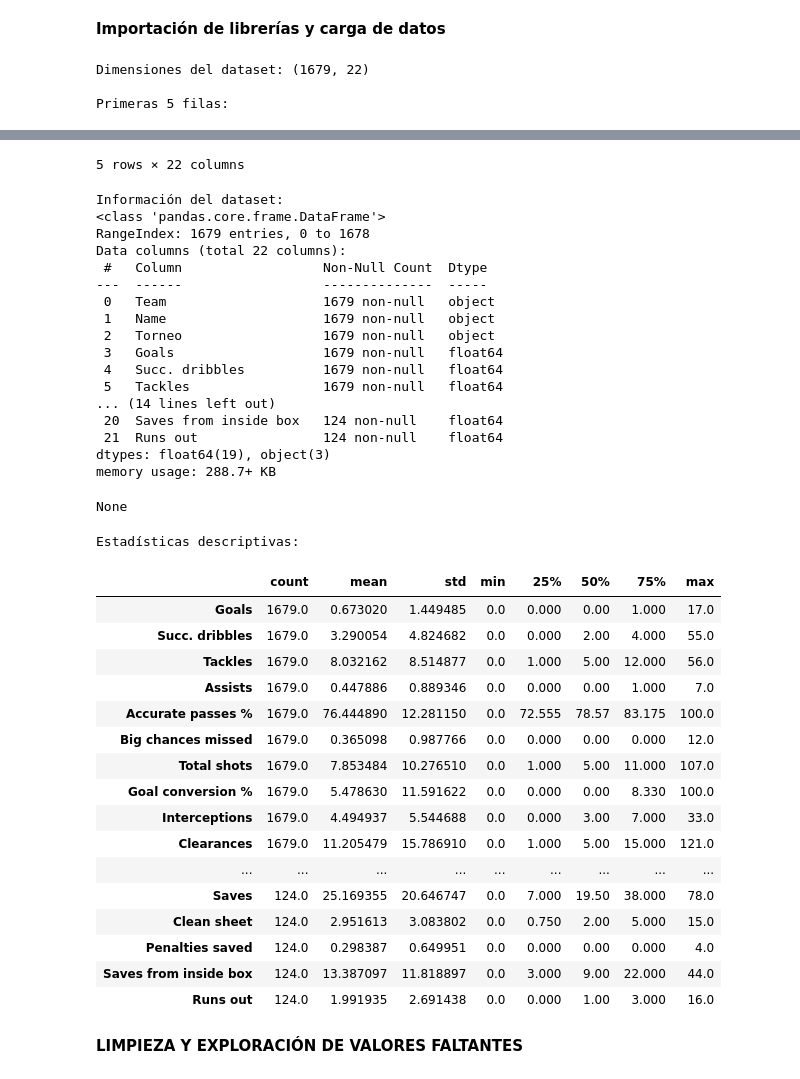
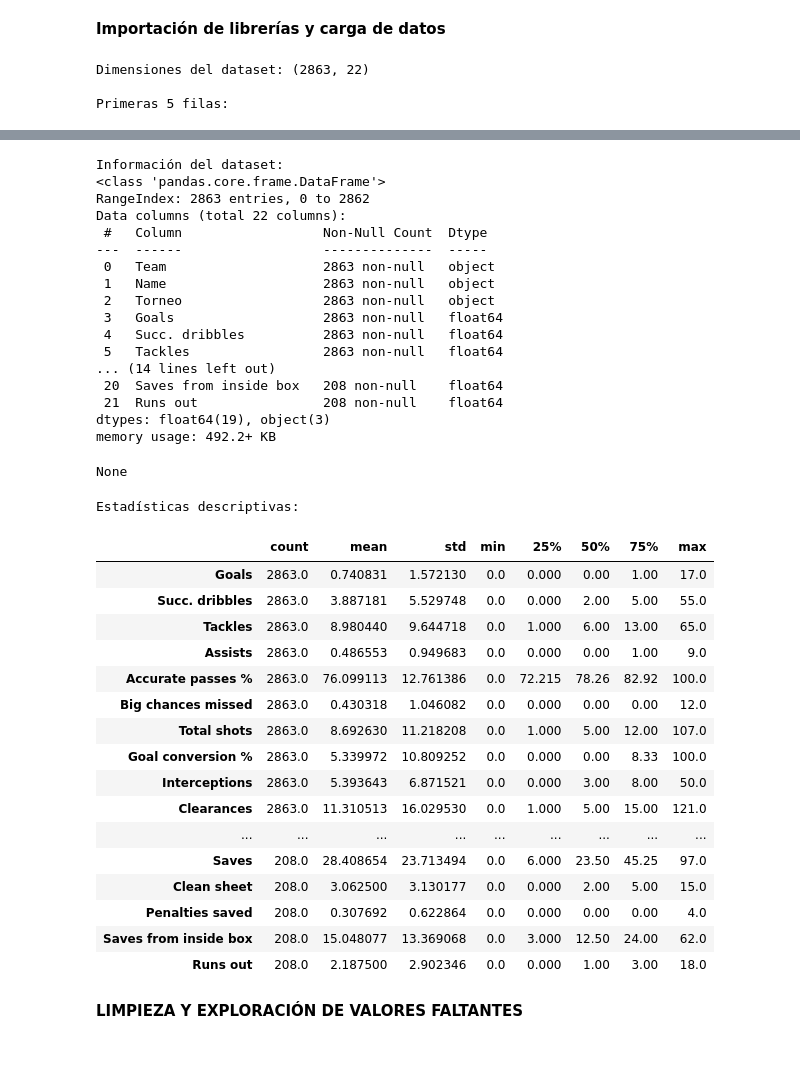
Before and after one commit to IngRetrius/Final-bi, a Jupyter notebook: Procesamiento de datos/analisis_futbol_colombiano.ipynb, the cells around one changed output, grey strips where cells are left out. Drawn from its saved outputs; the diff is of its cells as text; code cells hidden in the pictures.

Commit message:
Actualizacion para 5 torneos .ipynb 2023A - 2025A

```diff
--- a/Procesamiento de datos/analisis_futbol_colombiano.ipynb
+++ b/Procesamiento de datos/analisis_futbol_colombiano.ipynb
@@ -17,71 +17,70 @@ plt.rcParams['figure.figsize'] = (12, 8)
 plt.rcParams['font.size'] = 12
 
 # Cargar los datos unificados
 # Ajusta la ruta según donde tengas tu archivo
-ruta_datos = "data/jugadores_unificados.csv"
+ruta_datos = "data/jugadores_unificados_cinco_torneos.csv"
 df = pd.read_csv(ruta_datos)
 
 # Mostrar información general del dataset
 print(f"Dimensiones del dataset: {df.shape}")
 print(f"\nPrimeras 5 filas:")
 display(df.head())
 
 # Información sobre tipos de datos y valores no nulos
 print("\nInformación del dataset:")
 display(df.info())
 
 # Estadísticas descriptivas básicas
 print("\nEstadísticas descriptivas:")
 pd.set_option('display.max_columns', None)  # Muestra todas las columnas
 pd.set_option('display.width', 1000)        # Ancho amplio para evitar cortes
 display(df.describe().transpose())
 # %% [output]
-Dimensiones del dataset: (1679, 22)
+Dimensiones del dataset: (2863, 22)
 
 Primeras 5 filas:
 |  | Team | Name | Torneo | Goals | Succ. dribbles | Tackles | Assists | Accurate passes % | ... |
 | 0 | Boyacá Chicó FC | Abdid Muñoz | Clausura 2024B | 0.0 | 3.0 | 6.0 | 0.0 | 71.08 | ... |
 | 1 | Atlético Bucaramanga | Adalberto Peñaranda | Apertura 2025A | 0.0 | 2.0 | 0.0 | 0.0 | 74.07 | ... |
 | 2 | Atlético Bucaramanga | Adalberto Peñaranda | Clausura 2024B | 0.0 | 10.0 | 3.0 | 1.0 | 81.13 | ... |
 | 3 | Boyacá Chicó FC | Adrian Chara | Clausura 2024B | 0.0 | 7.0 | 1.0 | 0.0 | 86.36 | ... |
 | 4 | Boyacá Chicó FC | Adrian Chara | Apertura 2024A | 0.0 | 0.0 | 0.0 | 0.0 | 33.33 | ... |
-5 rows × 22 columns
+Información del dataset:
+<class 'pandas.core.frame.DataFrame'>
+RangeIndex: 2863 entries, 0 to 2862
+Data columns (total 22 columns):
+ #   Column                  Non-Null Count  Dtype
+---  ------                  --------------  -----
+ 0   Team                    2863 non-null   object
+ 1   Name                    2863 non-null   object
+ 2   Torneo                  2863 non-null   object
+ 3   Goals                   2863 non-null   float64
+ 4   Succ. dribbles          2863 non-null   float64
+ 5   Tackles                 2863 non-null   float64
+... (14 lines left out)
+ 20  Saves from inside box   208 non-null    float64
+ 21  Runs out                208 non-null    float64
+dtypes: float64(19), object(3)
+memory usage: 492.2+ KB
-Información del dataset:
-<class 'pandas.core.frame.DataFrame'>
-RangeIndex: 1679 entries, 0 to 1678
-Data columns (total 22 columns):
- #   Column                  Non-Null Count  Dtype
----  ------                  --------------  -----
- 0   Team                    1679 non-null   object
- 1   Name                    1679 non-null   object
- 2   Torneo                  1679 non-null   object
- 3   Goals                   1679 non-null   float64
- 4   Succ. dribbles          1679 non-null   float64
- 5   Tackles                 1679 non-null   float64
-... (14 lines left out)
- 20  Saves from inside box   124 non-null    float64
- 21  Runs out                124 non-null    float64
-dtypes: float64(19), object(3)
-memory usage: 288.7+ KB
+None
-None
+Estadísticas descriptivas:
-Estadísticas descriptivas:
 |  | count | mean | std | min | 25% | 50% | 75% | max |
-| Goals | 1679.0 | 0.673020 | 1.449485 | 0.0 | 0.000 | 0.00 | 1.000 | 17.0 |
-| Succ. dribbles | 1679.0 | 3.290054 | 4.824682 | 0.0 | 0.000 | 2.00 | 4.000 | 55.0 |
-| Tackles | 1679.0 | 8.032162 | 8.514877 | 0.0 | 1.000 | 5.00 | 12.000 | 56.0 |
-| Assists | 1679.0 | 0.447886 | 0.889346 | 0.0 | 0.000 | 0.00 | 1.000 | 7.0 |
-| Accurate passes % | 1679.0 | 76.444890 | 12.281150 | 0.0 | 72.555 | 78.57 | 83.175 | 100.0 |
-| Big chances missed | 1679.0 | 0.365098 | 0.987766 | 0.0 | 0.000 | 0.00 | 0.000 | 12.0 |
-| Total shots | 1679.0 | 7.853484 | 10.276510 | 0.0 | 1.000 | 5.00 | 11.000 | 107.0 |
-| Goal conversion % | 1679.0 | 5.478630 | 11.591622 | 0.0 | 0.000 | 0.00 | 8.330 | 100.0 |
-| Interceptions | 1679.0 | 4.494937 | 5.544688 | 0.0 | 0.000 | 3.00 | 7.000 | 33.0 |
-| Clearances | 1679.0 | 11.205479 | 15.786910 | 0.0 | 1.000 | 5.00 | 15.000 | 121.0 |
+| Goals | 2863.0 | 0.740831 | 1.572130 | 0.0 | 0.000 | 0.00 | 1.00 | 17.0 |
+| Succ. dribbles | 2863.0 | 3.887181 | 5.529748 | 0.0 | 0.000 | 2.00 | 5.00 | 55.0 |
+| Tackles | 2863.0 | 8.980440 | 9.644718 | 0.0 | 1.000 | 6.00 | 13.00 | 65.0 |
+| Assists | 2863.0 | 0.486553 | 0.949683 | 0.0 | 0.000 | 0.00 | 1.00 | 9.0 |
+| Accurate passes % | 2863.0 | 76.099113 | 12.761386 | 0.0 | 72.215 | 78.26 | 82.92 | 100.0 |
+| Big chances missed | 2863.0 | 0.430318 | 1.046082 | 0.0 | 0.000 | 0.00 | 0.00 | 12.0 |
+| Total shots | 2863.0 | 8.692630 | 11.218208 | 0.0 | 1.000 | 5.00 | 12.00 | 107.0 |
+| Goal conversion % | 2863.0 | 5.339972 | 10.809252 | 0.0 | 0.000 | 0.00 | 8.33 | 100.0 |
+| Interceptions | 2863.0 | 5.393643 | 6.871521 | 0.0 | 0.000 | 3.00 | 8.00 | 50.0 |
+| Clearances | 2863.0 | 11.310513 | 16.029530 | 0.0 | 1.000 | 5.00 | 15.00 | 121.0 |
 | ... | ... | ... | ... | ... | ... | ... | ... | ... |
-| Saves | 124.0 | 25.169355 | 20.646747 | 0.0 | 7.000 | 19.50 | 38.000 | 78.0 |
-| Clean sheet | 124.0 | 2.951613 | 3.083802 | 0.0 | 0.750 | 2.00 | 5.000 | 15.0 |
-| Penalties saved | 124.0 | 0.298387 | 0.649951 | 0.0 | 0.000 | 0.00 | 0.000 | 4.0 |
-| Saves from inside box | 124.0 | 13.387097 | 11.818897 | 0.0 | 3.000 | 9.00 | 22.000 | 44.0 |
-| Runs out | 124.0 | 1.991935 | 2.691438 | 0.0 | 0.000 | 1.00 | 3.000 | 16.0 |
+| Saves | 208.0 | 28.408654 | 23.713494 | 0.0 | 6.000 | 23.50 | 45.25 | 97.0 |
+| Clean sheet | 208.0 | 3.062500 | 3.130177 | 0.0 | 0.000 | 2.00 | 5.00 | 15.0 |
+| Penalties saved | 208.0 | 0.307692 | 0.622864 | 0.0 | 0.000 | 0.00 | 0.00 | 4.0 |
+| Saves from inside box | 208.0 | 15.048077 | 13.369068 | 0.0 | 3.000 | 12.50 | 24.00 | 62.0 |
+| Runs out | 208.0 | 2.187500 | 2.902346 | 0.0 | 0.000 | 1.00 | 3.00 | 18.0 |
 # %% [markdown]
 **LIMPIEZA Y EXPLORACIÓN DE VALORES FALTANTES**
 # %%
```
Also changed, not shown: parts of 2 cells of this notebook.
